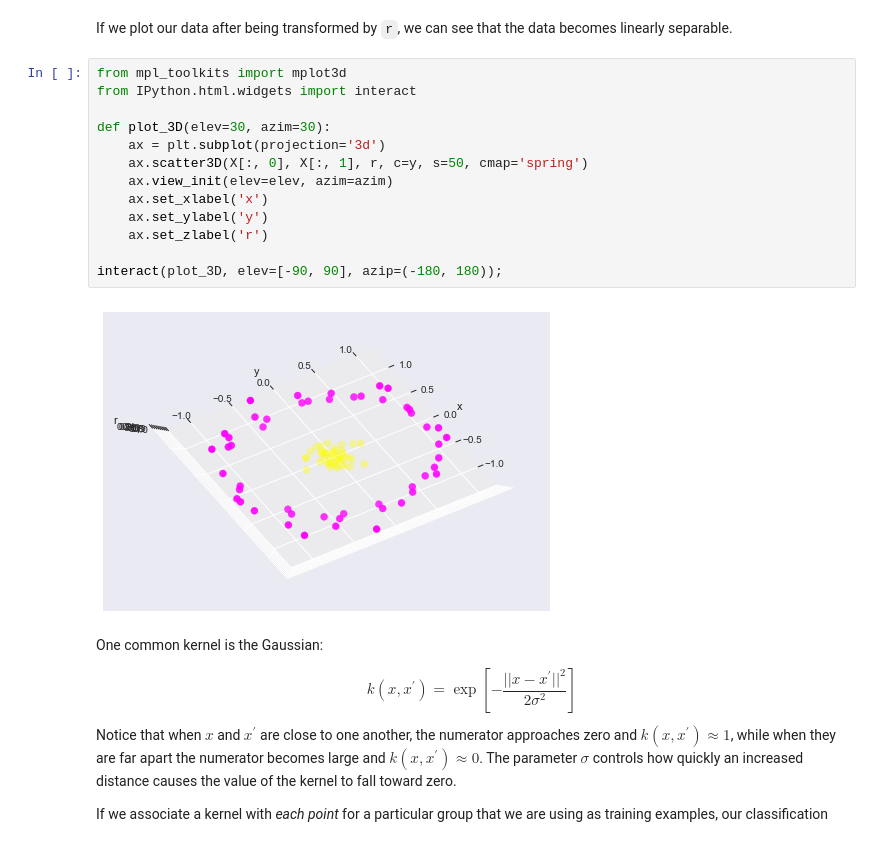
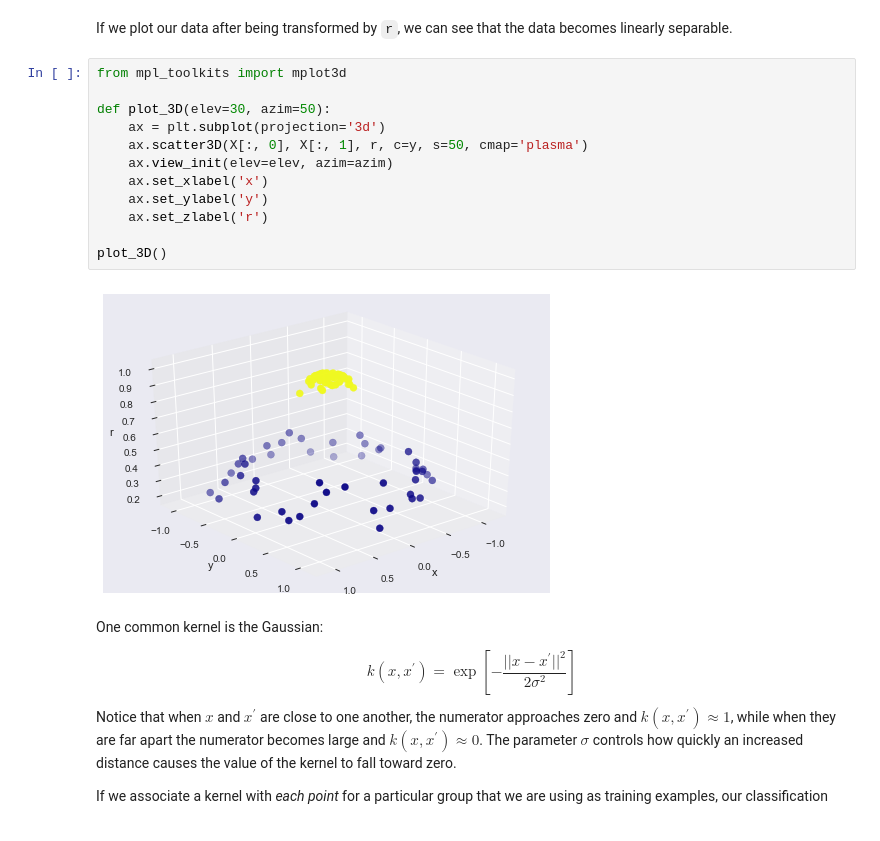
Before and after one commit to fonnesbeck/ngcm_sklearn_2017, a Jupyter notebook: notebooks/2a-Support-Vector-Machines.ipynb, the cells around one changed output. Saved outputs shown, nothing was run; the diff lists cells and outputs as text.

```diff
--- a/notebooks/2a-Support-Vector-Machines.ipynb
+++ b/notebooks/2a-Support-Vector-Machines.ipynb
@@ -279,19 +279,18 @@ r = np.exp(-(X[:, 0] ** 2 + X[:, 1] ** 2))
 If we plot our data after being transformed by `r`, we can see that the data becomes linearly separable.
 # %%
 from mpl_toolkits import mplot3d
-from IPython.html.widgets import interact
 
-def plot_3D(elev=30, azim=30):
+def plot_3D(elev=30, azim=50):
     ax = plt.subplot(projection='3d')
-    ax.scatter3D(X[:, 0], X[:, 1], r, c=y, s=50, cmap='spring')
+    ax.scatter3D(X[:, 0], X[:, 1], r, c=y, s=50, cmap='plasma')
     ax.view_init(elev=elev, azim=azim)
     ax.set_xlabel('x')
     ax.set_ylabel('y')
     ax.set_zlabel('r')
 
-interact(plot_3D, elev=[-90, 90], azip=(-180, 180));
+plot_3D()
 # %% [output]
-[figure, old version]
+[figure, new version]
 # %% [markdown]
 One common kernel is the Gaussian:
 
```
Also changed, not shown: parts of 23 cells of this notebook, 2 other files.
